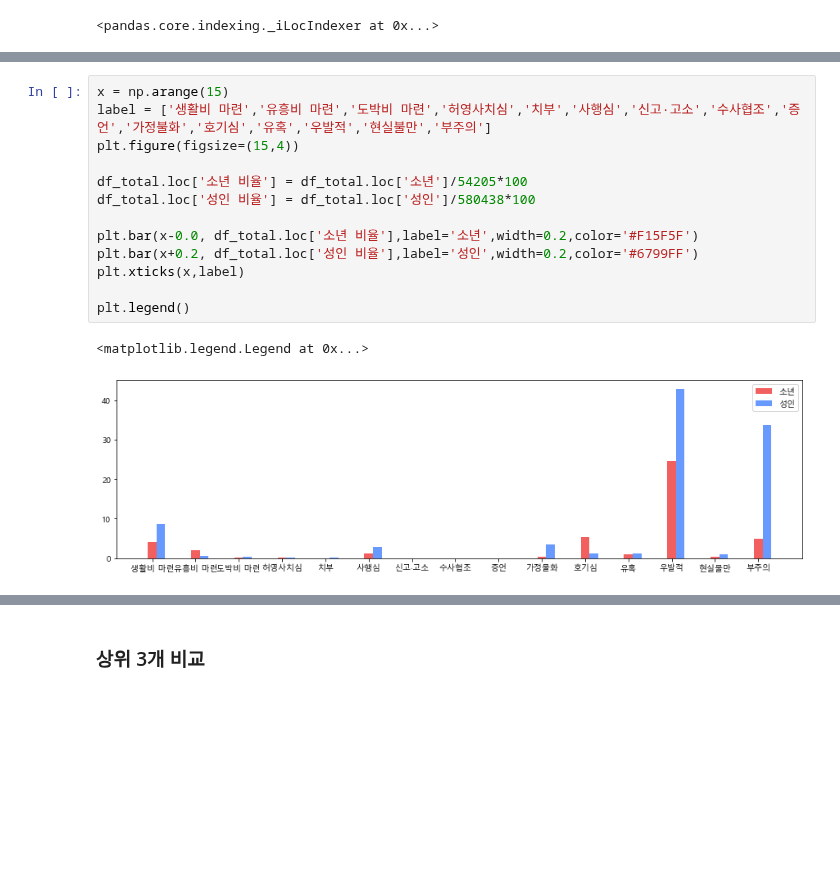
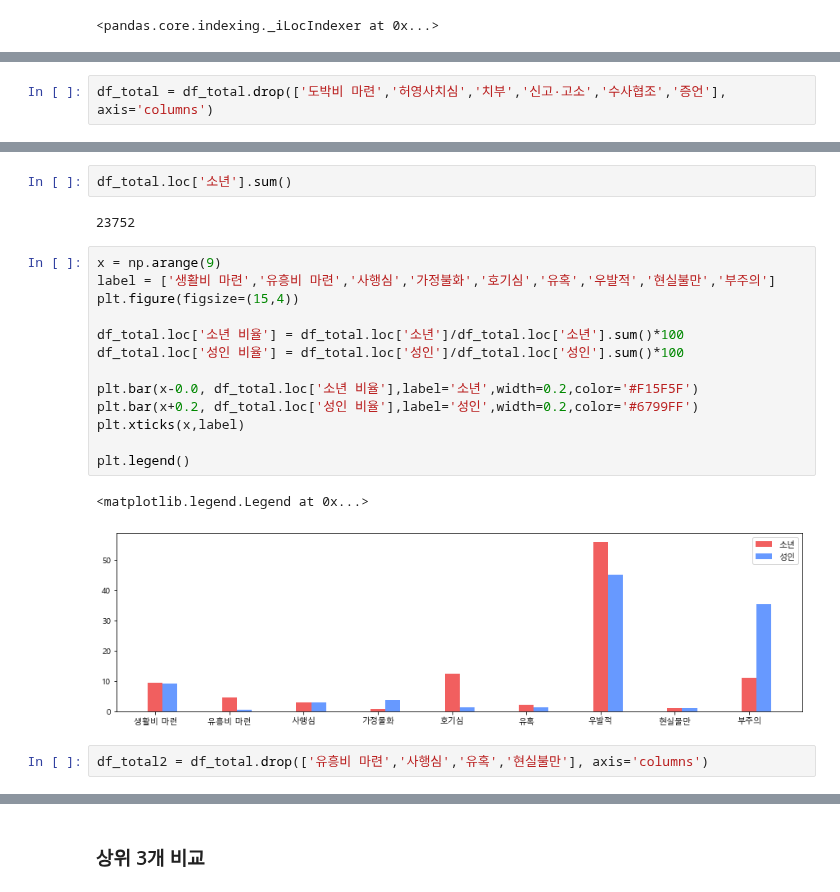
Before and after one commit to hkim11656/crime_analysis, a Jupyter notebook: 06_소년 범죄자와 일반 범죄자의 범행 동기 차이 분석_김유민.ipynb, the cells around one changed output, grey strips where cells are left out. Saved outputs shown, nothing was run; the diff lists cells and outputs as text; blank space fills up the shorter version.

```diff
--- a/06_소년 범죄자와 일반 범죄자의 범행 동기 차이 분석_김유민.ipynb
+++ b/06_소년 범죄자와 일반 범죄자의 범행 동기 차이 분석_김유민.ipynb
@@ -1166,0 +1152,2 @@ plt.legend()
+# %%
+df_total = df_total.drop(['도박비 마련','허영사치심','치부','신고·고소','수사협조','증언'], axis='columns')
@@ -1167,16 +1161,22 @@ plt.legend()
+# %%
+df_total.loc['소년'].sum()
+# %% [output]
+23752
 # %%
-x = np.arange(15)
-label = ['생활비 마련','유흥비 마련','도박비 마련','허영사치심','치부','사행심','신고·고소','수사협조','증언','가정불화','호기심','유혹','우발적','현실불만','부주의']
+x = np.arange(9)
+label = ['생활비 마련','유흥비 마련','사행심','가정불화','호기심','유혹','우발적','현실불만','부주의']
 plt.figure(figsize=(15,4))
 
-df_total.loc['소년 비율'] = df_total.loc['소년']/54205*100
-df_total.loc['성인 비율'] = df_total.loc['성인']/580438*100
+df_total.loc['소년 비율'] = df_total.loc['소년']/df_total.loc['소년'].sum()*100
+df_total.loc['성인 비율'] = df_total.loc['성인']/df_total.loc['성인'].sum()*100
 
 plt.bar(x-0.0, df_total.loc['소년 비율'],label='소년',width=0.2,color='#F15F5F')
 plt.bar(x+0.2, df_total.loc['성인 비율'],label='성인',width=0.2,color='#6799FF')
 plt.xticks(x,label)
 
 plt.legend()
 # %% [output]
 <matplotlib.legend.Legend at 0x...>
-[figure, old version]
+[figure, new version]
+# %%
+df_total2 = df_total.drop(['유흥비 마련','사행심','유혹','현실불만'], axis='columns')
```
Also changed, not shown: parts of 4 cells of this notebook, 2 other files.
